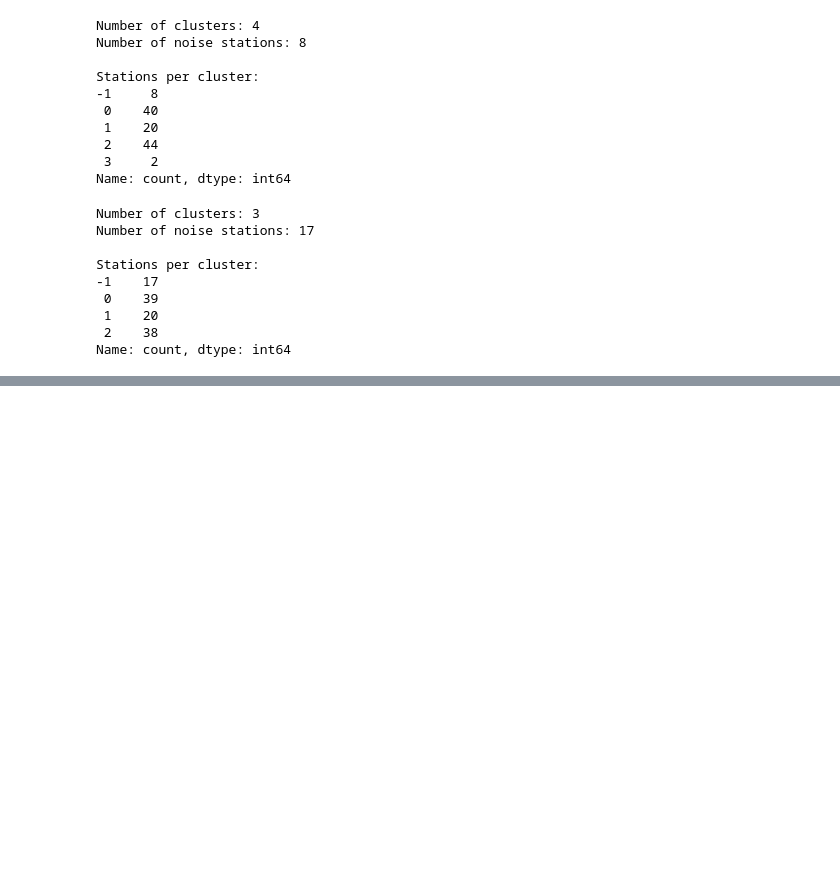
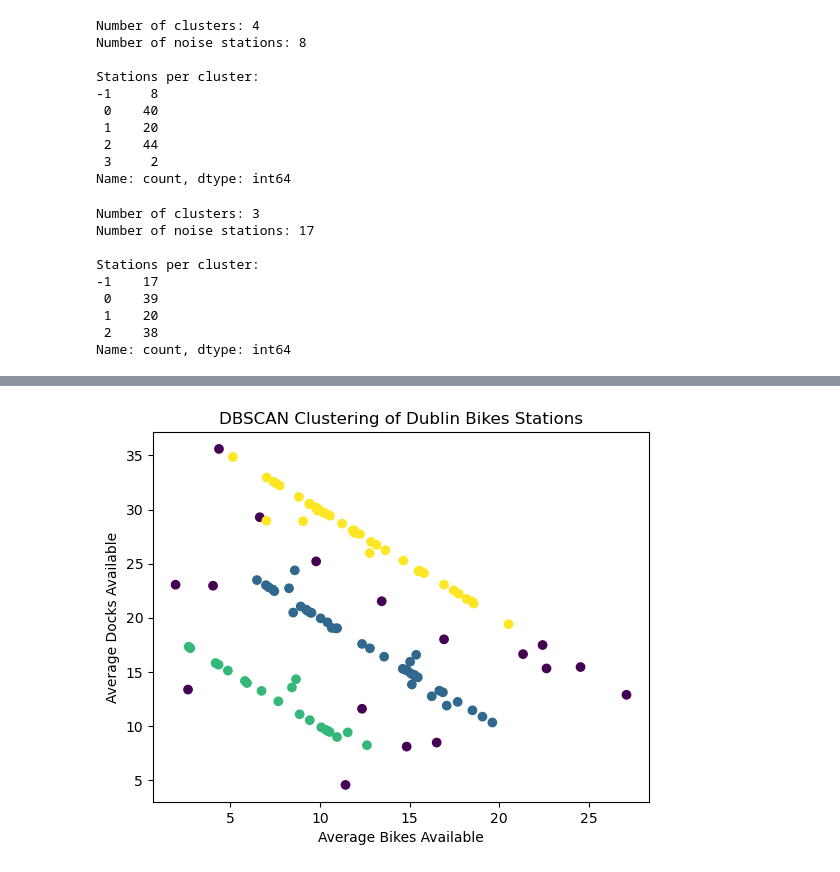
Before and after one commit to 2026248-bit/CA1MLB--2026248-, a Jupyter notebook: Notebook/CA1_MLB.ipynb, the cells around one changed output, grey strips where cells are left out. Saved outputs shown, nothing was run; the diff lists cells and outputs as text; code cells hidden in the pictures; blank space fills up the shorter version.

```diff
--- a/Notebook/CA1_MLB.ipynb
+++ b/Notebook/CA1_MLB.ipynb
@@ -1101,0 +1161,13 @@ Name: count, dtype: int64
+# %%
+plt.scatter(
+    station_features["avg_bikes"],
+    station_features["avg_docks"],
+    c=dbscan_test3.labels_
+)
+
+plt.xlabel("Average Bikes Available")
+plt.ylabel("Average Docks Available")
+plt.title("DBSCAN Clustering of Dublin Bikes Stations")
+plt.show()
+# %% [output]
+[figure, added]
```
Also changed, not shown: parts of 15 cells of this notebook.
